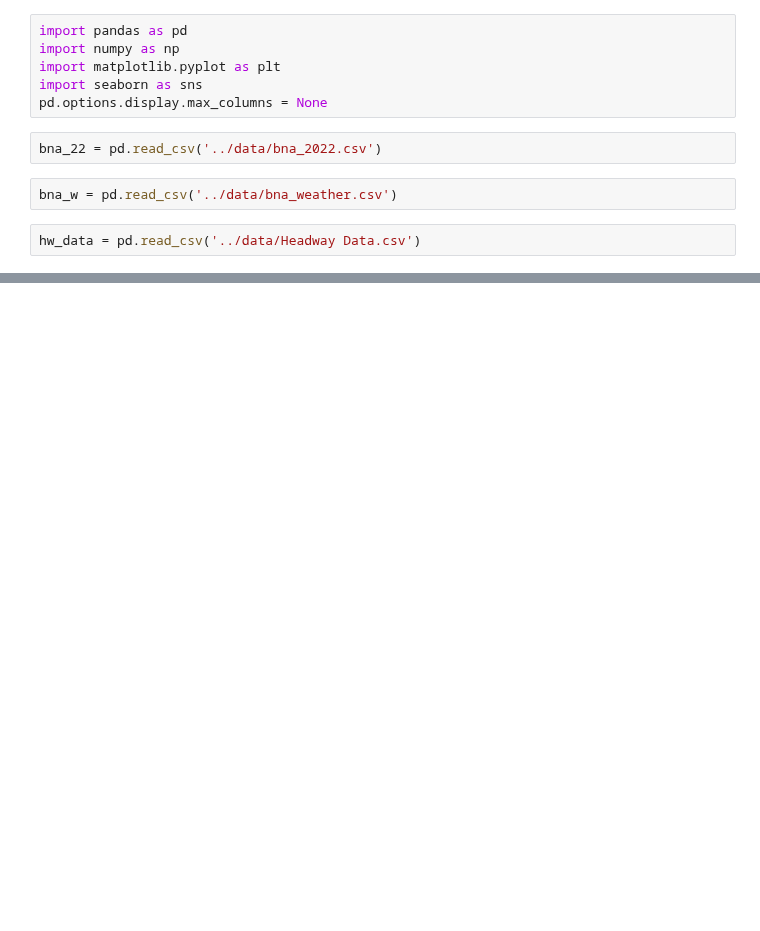
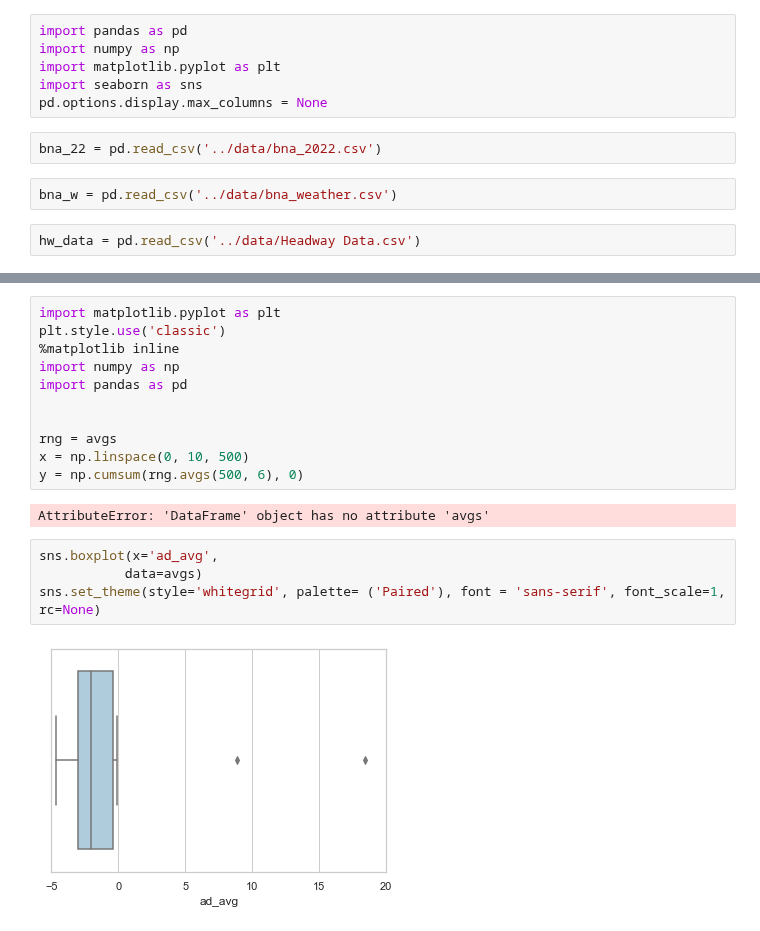
Before and after one commit to NSS-Data-Analytics-Cohort-7/wego-shut_up_and_take_my_query, a Jupyter notebook: notebooks/WegoProject.ipynb, the cells around one changed output, grey strips where cells are left out. Cells and saved outputs as stored; diff of their text form; blank space fills up the shorter version.

Commit message:
plotting colors

```diff
--- a/notebooks/WegoProject.ipynb
+++ b/notebooks/WegoProject.ipynb
@@ -115,0 +426,19 @@ plt.show();
+# %%
+import matplotlib.pyplot as plt
+plt.style.use('classic')
+%matplotlib inline
+import numpy as np
+import pandas as pd
+
+
+rng = avgs
+x = np.linspace(0, 10, 500)
+y = np.cumsum(rng.avgs(500, 6), 0)
+# %% [output]
+AttributeError: 'DataFrame' object has no attribute 'avgs'
+# %%
+sns.boxplot(x='ad_avg',
+           data=avgs)
+sns.set_theme(style='whitegrid', palette= ('Paired'), font = 'sans-serif', font_scale=1, rc=None)
+# %% [output]
+[figure, added]
```
Also changed, not shown: parts of 25 cells of this notebook.
